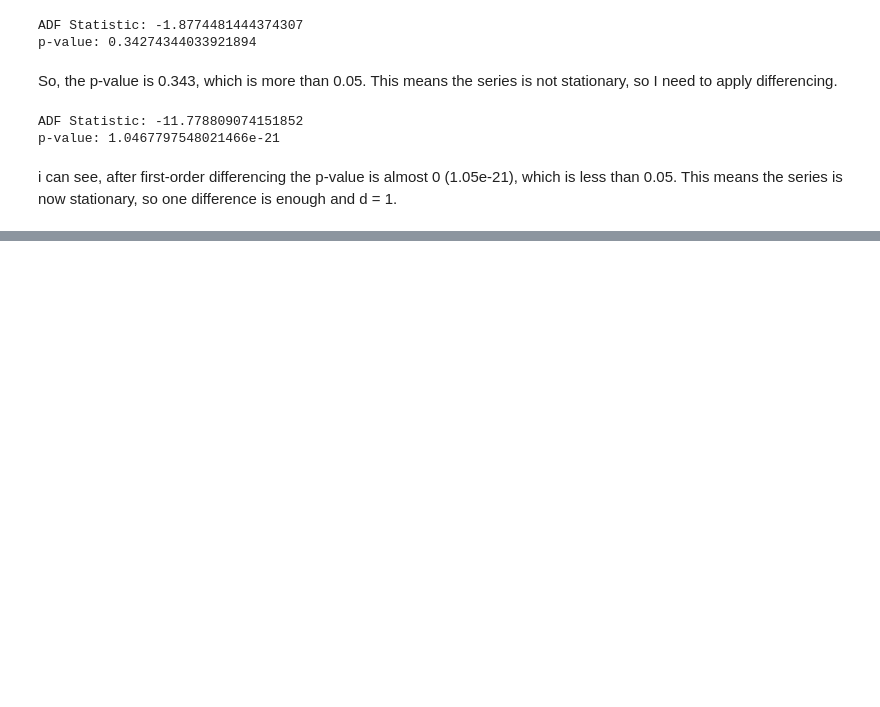
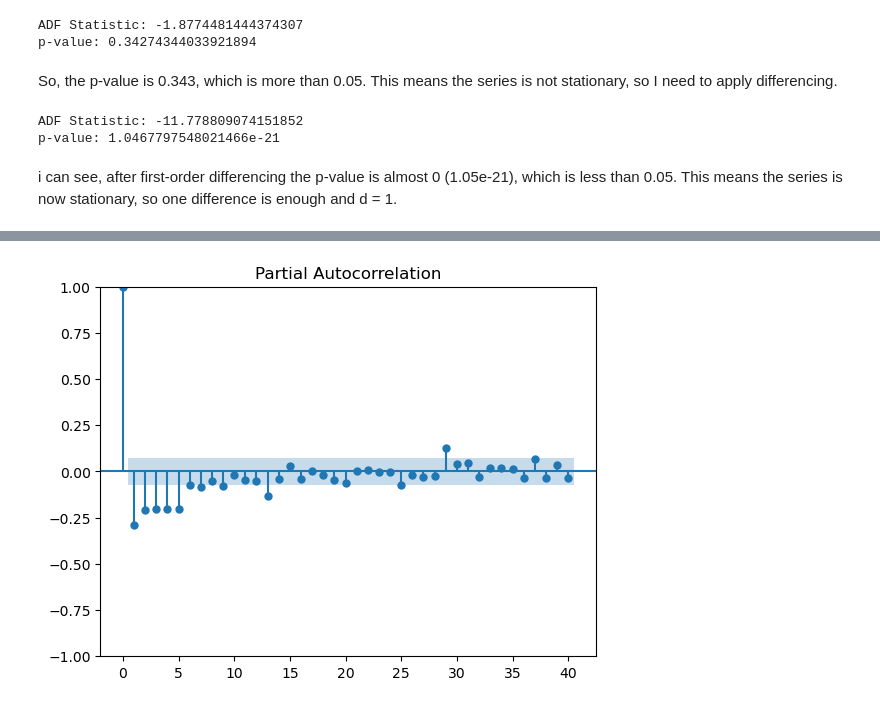
Before and after one commit to 2026150-hash/machine-learning-for-business-CA1, a Jupyter notebook: machine_learning_ca1.ipynb, the cells around one changed output, grey strips where cells are left out. Drawn from its saved outputs; the diff is of its cells as text; code cells hidden in the pictures; blank space fills up the shorter version.

```diff
--- a/machine_learning_ca1.ipynb
+++ b/machine_learning_ca1.ipynb
@@ -702,0 +713,9 @@ i can see, after first-order differencing the p-value is almost 0 (1.05e-21), wh
+# %%
+# I plotted the PACF (partial autocorrelation) of the differenced data to help choose p.
+# Import plot_pacf
+from statsmodels.graphics.tsaplots import plot_pacf
+
+# Plot PACF of the differenced data
+plot_pacf(bike_diff, lags = 40);
+# %% [output]
+[figure, added]
```
Also changed, not shown: parts of 6 cells of this notebook.
